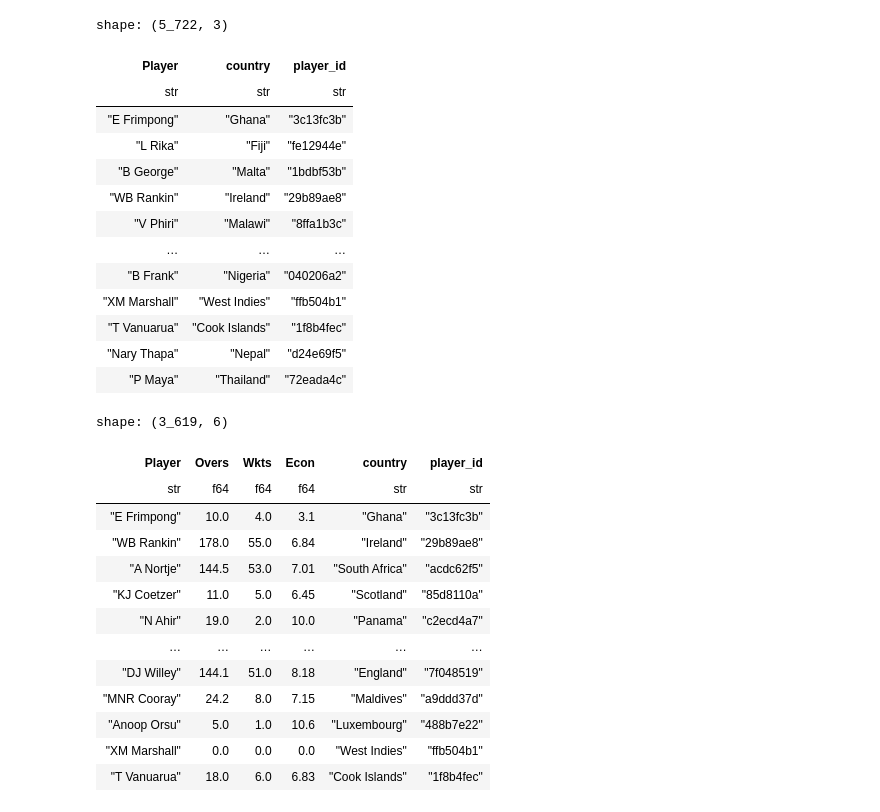
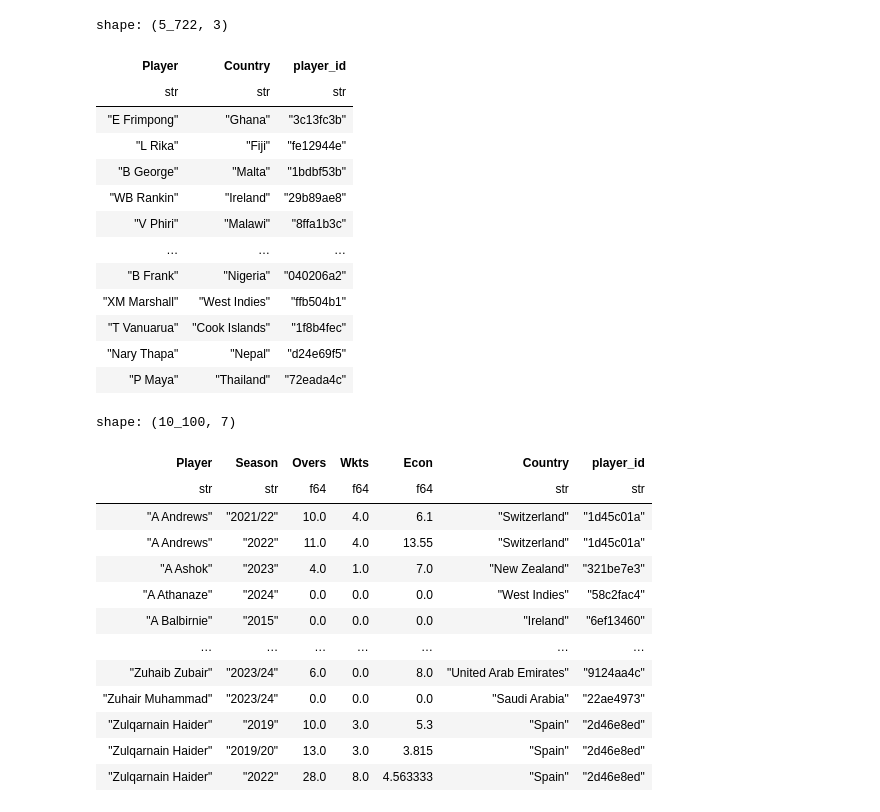
Before and after one commit to Salman-shaik116/localt20, a Jupyter notebook: notebooks/preprocessiong/bolwingdata.ipynb, the cells around one changed output. Saved outputs shown, nothing was run; the diff lists cells and outputs as text; code cells hidden in the pictures.

```diff
--- a/notebooks/preprocessiong/bolwingdata.ipynb
+++ b/notebooks/preprocessiong/bolwingdata.ipynb
@@ -82,0 +101,7 @@ shape: (4_100, 4)
+# %%
+bowling_data = bowling_data.with_columns(
+    pl.col("Overs").cum_sum().over(["Player","Country"]),
+    pl.col("Wkts").cum_sum().over(["Player","Country"]),
+    pl.col("Econ").cum_sum().over(["Player","Country"]) / pl.col("Overs").cum_count().over(["Player","Country"])
+)
+bowling_data
@@ -82,0 +265,3 @@ shape: (4_100, 4)
+# %%
+bowling_data = bowling_data.filter(pl.col("Country").is_in(list(filtered_countries.keys())))
+bowling_data
@@ -82,0 +283,3 @@ shape: (4_100, 4)
+# %%
+bowling_data = bowling_data.with_columns(bowling_data['Country'].replace(filtered_countries))
+bowling_data
@@ -83,9 +301,9 @@ shape: (4_100, 4)
 # %%
-players_data = pl.read_csv(r'D:\github\localt20\processedData\Players.csv').rename({"player": "Player"})
+players_data = pl.read_csv(r'D:\github\localt20\processedData\Players.csv').rename({"player": "Player","country":"Country"})
 players_data
 # %% [output]
 shape: (5_722, 3)
-| Player | country | player_id |
+| Player | Country | player_id |
 | str | str | str |
 | "E Frimpong" | "Ghana" | "3c13fc3b" |
 | "L Rika" | "Fiji" | "fe12944e" |
@@ -99,21 +317,21 @@ shape: (5_722, 3)
 | "Nary Thapa" | "Nepal" | "d24e69f5" |
 | "P Maya" | "Thailand" | "72eada4c" |
 # %%
-bowling_data = bowling_data.join(players_data, on="Player", how="inner")
+bowling_data = bowling_data.join(players_data, on=['Player','Country'], how='inner')
 bowling_data
 # %% [output]
-shape: (3_619, 6)
+shape: (10_100, 7)
-| Player | Overs | Wkts | Econ | country | player_id |
-| str | f64 | f64 | f64 | str | str |
-| "E Frimpong" | 10.0 | 4.0 | 3.1 | "Ghana" | "3c13fc3b" |
-| "WB Rankin" | 178.0 | 55.0 | 6.84 | "Ireland" | "29b89ae8" |
-| "A Nortje" | 144.5 | 53.0 | 7.01 | "South Africa" | "acdc62f5" |
-| "KJ Coetzer" | 11.0 | 5.0 | 6.45 | "Scotland" | "85d8110a" |
-| "N Ahir" | 19.0 | 2.0 | 10.0 | "Panama" | "c2ecd4a7" |
-| … | … | … | … | … | … |
-| "DJ Willey" | 144.1 | 51.0 | 8.18 | "England" | "7f048519" |
-| "MNR Cooray" | 24.2 | 8.0 | 7.15 | "Maldives" | "a9ddd37d" |
-| "Anoop Orsu" | 5.0 | 1.0 | 10.6 | "Luxembourg" | "488b7e22" |
-| "XM Marshall" | 0.0 | 0.0 | 0.0 | "West Indies" | "ffb504b1" |
-| "T Vanuarua" | 18.0 | 6.0 | 6.83 | "Cook Islands" | "1f8b4fec" |
+| Player | Season | Overs | Wkts | Econ | Country | player_id |
+| str | str | f64 | f64 | f64 | str | str |
+| "A Andrews" | "2021/22" | 10.0 | 4.0 | 6.1 | "Switzerland" | "1d45c01a" |
+| "A Andrews" | "2022" | 11.0 | 4.0 | 13.55 | "Switzerland" | "1d45c01a" |
+| "A Ashok" | "2023" | 4.0 | 1.0 | 7.0 | "New Zealand" | "321be7e3" |
+| "A Athanaze" | "2024" | 0.0 | 0.0 | 0.0 | "West Indies" | "58c2fac4" |
+| "A Balbirnie" | "2015" | 0.0 | 0.0 | 0.0 | "Ireland" | "6ef13460" |
+| … | … | … | … | … | … | … |
+| "Zuhaib Zubair" | "2023/24" | 6.0 | 0.0 | 8.0 | "United Arab Emirates" | "9124aa4c" |
+| "Zuhair Muhammad" | "2023/24" | 0.0 | 0.0 | 0.0 | "Saudi Arabia" | "22ae4973" |
+| "Zulqarnain Haider" | "2019" | 10.0 | 3.0 | 5.3 | "Spain" | "2d46e8ed" |
+| "Zulqarnain Haider" | "2019/20" | 13.0 | 3.0 | 3.815 | "Spain" | "2d46e8ed" |
+| "Zulqarnain Haider" | "2022" | 28.0 | 8.0 | 4.563333 | "Spain" | "2d46e8ed" |
 # %%
```
Also changed, not shown: parts of 10 cells of this notebook, 9 other files.
